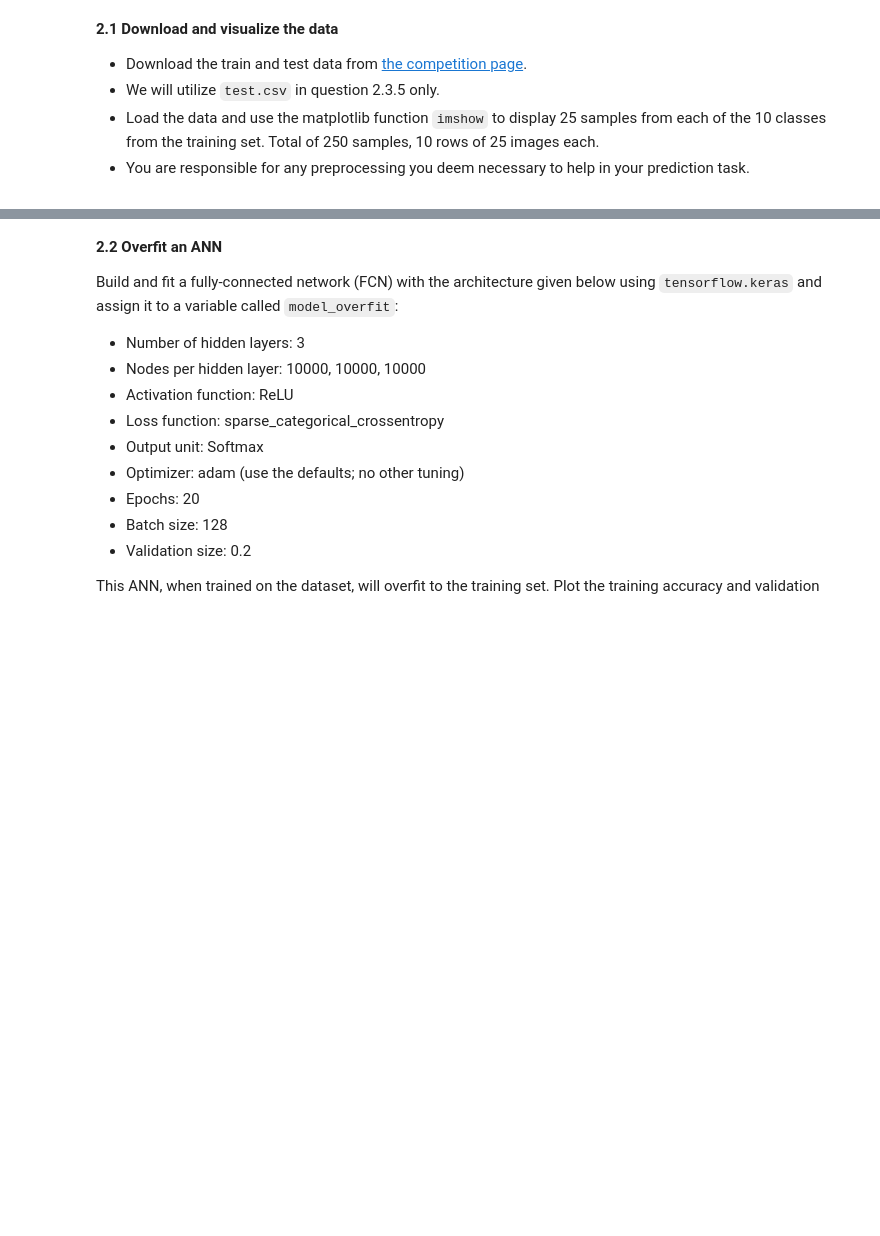
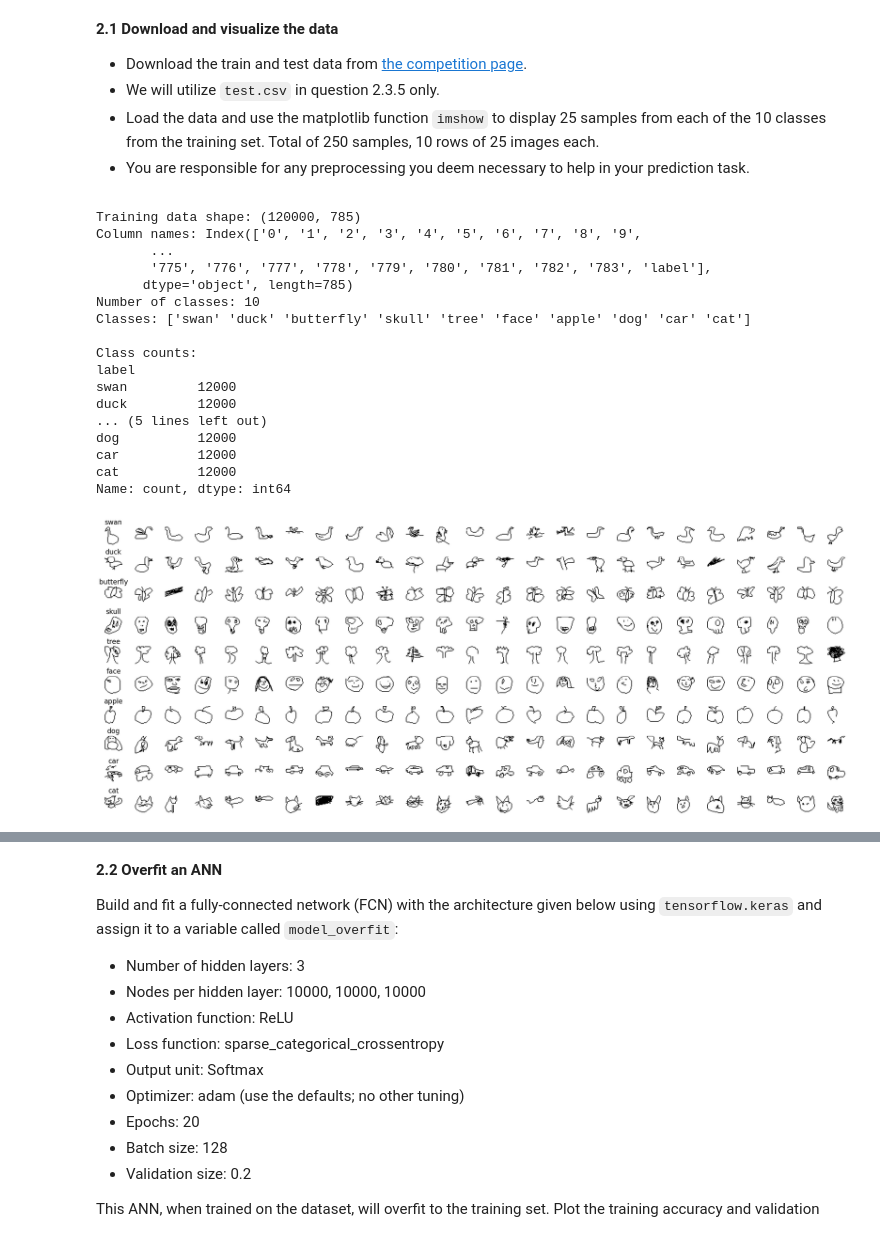
Before and after one commit to fiidalgo/ac209b, a Jupyter notebook: cs1090b_hw2/cs1090b_hw2.ipynb, the cells around one changed output, grey strips where cells are left out. Drawn from its saved outputs; the diff is of its cells as text; code cells hidden in the pictures; blank space fills up the shorter version.

```diff
--- a/cs1090b_hw2/cs1090b_hw2.ipynb
+++ b/cs1090b_hw2/cs1090b_hw2.ipynb
@@ -907,0 +938,68 @@ $$
+# %%
+# your code here
+# Load data
+train_df = pd.read_csv("data/train.csv")
+test_df = pd.read_csv("data/test.csv")
+
+# Display shape and column names
+print(f"Training data shape: {train_df.shape}")
+print(f"Column names: {train_df.columns}")
+
+# Check unique classes
+unique_classes = train_df['label'].unique()
+print(f"Number of classes: {len(unique_classes)}")
+print(f"Classes: {unique_classes}")
+
+# Count samples per class
+class_counts = train_df['label'].value_counts()
+print("\nClass counts:")
+print(class_counts)
+
+# Convert all pixel columns to numeric type
+pixel_cols = train_df.columns[:-1]  # All columns except label
+for col in pixel_cols:
+    train_df[col] = pd.to_numeric(train_df[col], errors='coerce')
+
+# Set up figure to display 25 samples from each class
+plt.figure(figsize=(25,10))
+for i, class_name in enumerate(unique_classes):
+    # Get 25 samples from class
+    class_samples = train_df[train_df['label'] == class_name].iloc[:25]
+
+    for j in range(25):
+        # Create subplot
+        plt.subplot(10,25,i*25+j+1)
+
+        # Reshape 784 pixel values into 28x28 image
+        # Explicitly convert to float type before reshaping
+        img = class_samples.iloc[j, :-1].values.astype(float).reshape(28, 28)
+
+        # Display image
+        plt.imshow(img, cmap='gray')
+        plt.axis('off')
+
+        # Add class label for first image in each row
+        if j == 0:
+            plt.title(class_name, fontsize=16)
+
+plt.tight_layout()
+plt.show()
+# %% [output]
+Training data shape: (120000, 785)
+Column names: Index(['0', '1', '2', '3', '4', '5', '6', '7', '8', '9',
+       ...
+       '775', '776', '777', '778', '779', '780', '781', '782', '783', 'label'],
+      dtype='object', length=785)
+Number of classes: 10
+Classes: ['swan' 'duck' 'butterfly' 'skull' 'tree' 'face' 'apple' 'dog' 'car' 'cat']
+
+Class counts:
+label
+swan         12000
+duck         12000
+... (5 lines left out)
+dog          12000
+car          12000
+cat          12000
+Name: count, dtype: int64
+[figure, added]
```
Also changed, not shown: parts of 23 cells of this notebook, 1 other file.
